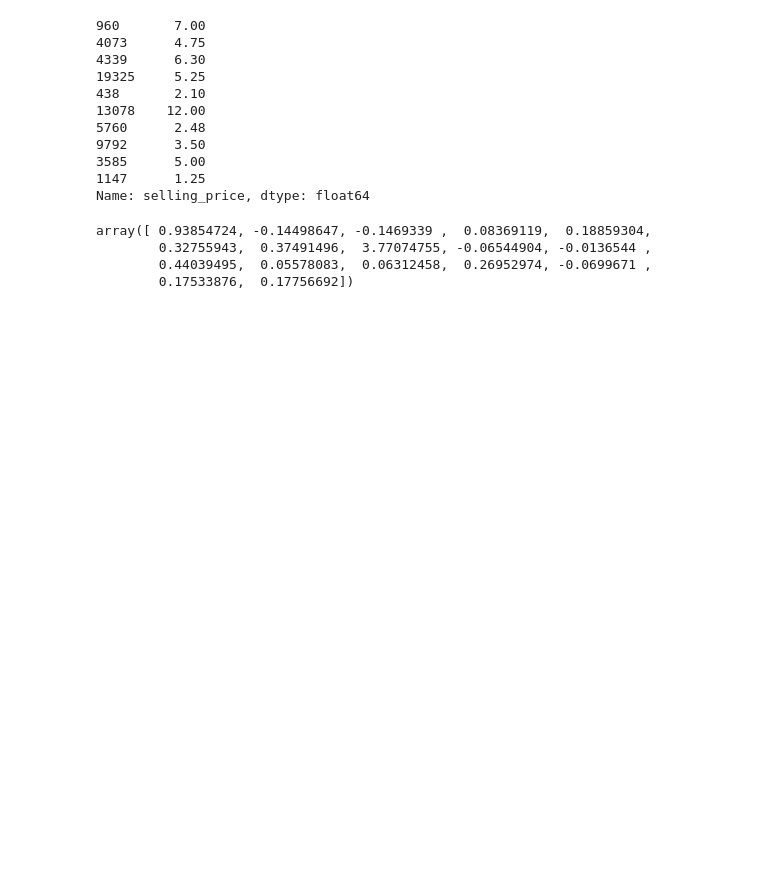
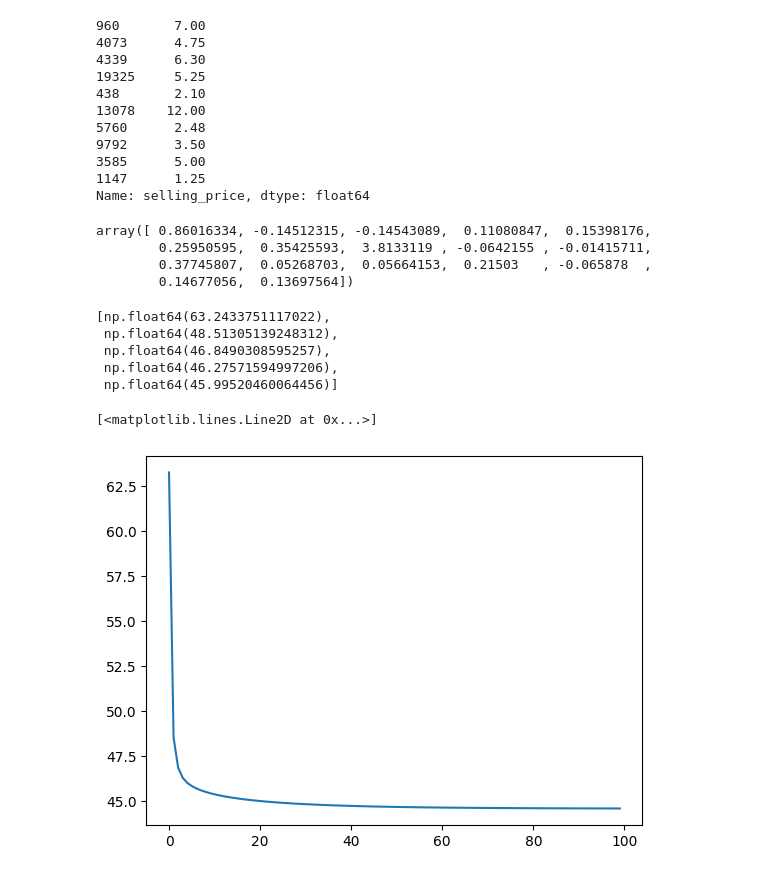
Before and after one commit to Himanshu-Kumar-123/ML-Linear-Regression-Cars24-Scratch, a Jupyter notebook: Linear-Regression-Cars24-Scratch.ipynb, the cells around one changed output. Saved outputs shown, nothing was run; the diff lists cells and outputs as text; code cells hidden in the pictures; blank space fills up the shorter version.

```diff
--- a/Linear-Regression-Cars24-Scratch.ipynb
+++ b/Linear-Regression-Cars24-Scratch.ipynb
@@ -166,24 +167,42 @@ def gradients(X, y, weights):
 def gradient_descent(X, y, learning_rate=0.1, n_itrs=100):
 
     n, d = X.shape
+    error_list = []
 
     # Step 1: Initialization
     w = np.random.rand(d)
 
     for _ in range(n_itrs):
+
+        e = loss(X, y, w)
+        error_list.append(e)
+
         # Step 2: Calculate derivatives
         dW = gradients(X, y, w)
 
         # Step 3: Update equation
         w = w - learning_rate*dW
 
-    return w
+    return w, error_list
 # %%
-W_best = gradient_descent(X_train, y_train)
+W_best, error_list = gradient_descent(X_train, y_train)
 # %%
 W_best
 # %% [output]
-array([ 0.93854724, -0.14498647, -0.1469339 ,  0.08369119,  0.18859304,
-        0.32755943,  0.37491496,  3.77074755, -0.06544904, -0.0136544 ,
-        0.44039495,  0.05578083,  0.06312458,  0.26952974, -0.0699671 ,
-        0.17533876,  0.17756692])
+array([ 0.86016334, -0.14512315, -0.14543089,  0.11080847,  0.15398176,
+        0.25950595,  0.35425593,  3.8133119 , -0.0642155 , -0.01415711,
+        0.37745807,  0.05268703,  0.05664153,  0.21503   , -0.065878  ,
+        0.14677056,  0.13697564])
+# %%
+error_list[:5]
+# %% [output]
+[np.float64(63.2433751117022),
+ np.float64(48.51305139248312),
+ np.float64(46.8490308595257),
+ np.float64(46.27571594997206),
+ np.float64(45.99520460064456)]
+# %%
+plt.plot(error_list)
+# %% [output]
+[<matplotlib.lines.Line2D at 0x...>]
+[figure, added]
```
Also changed, not shown: parts of 1 cell of this notebook.
